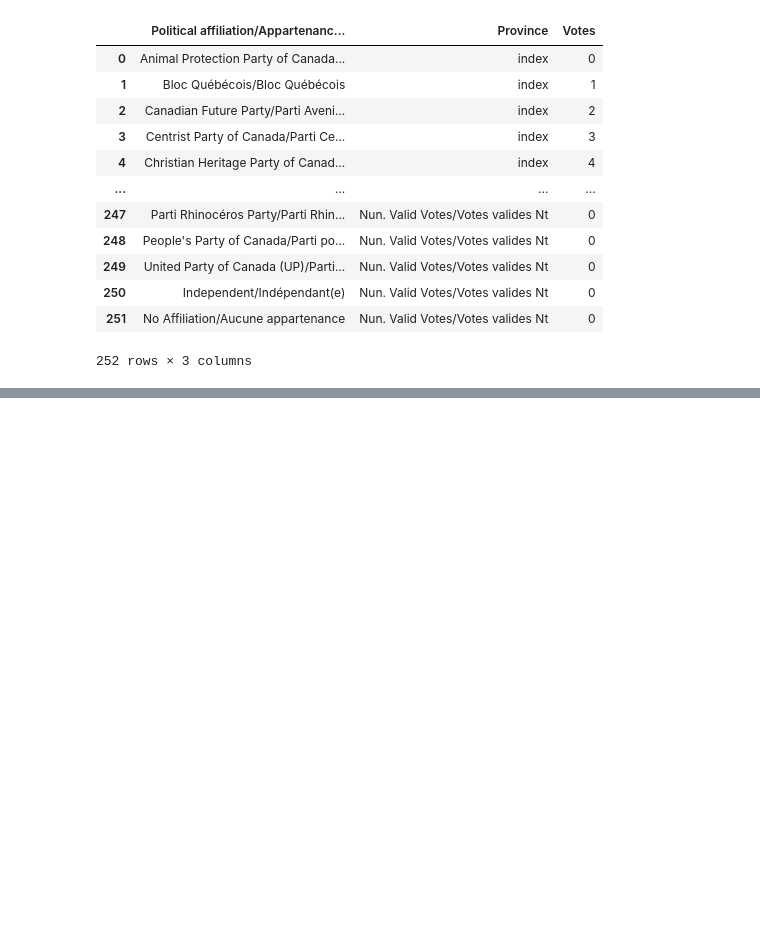
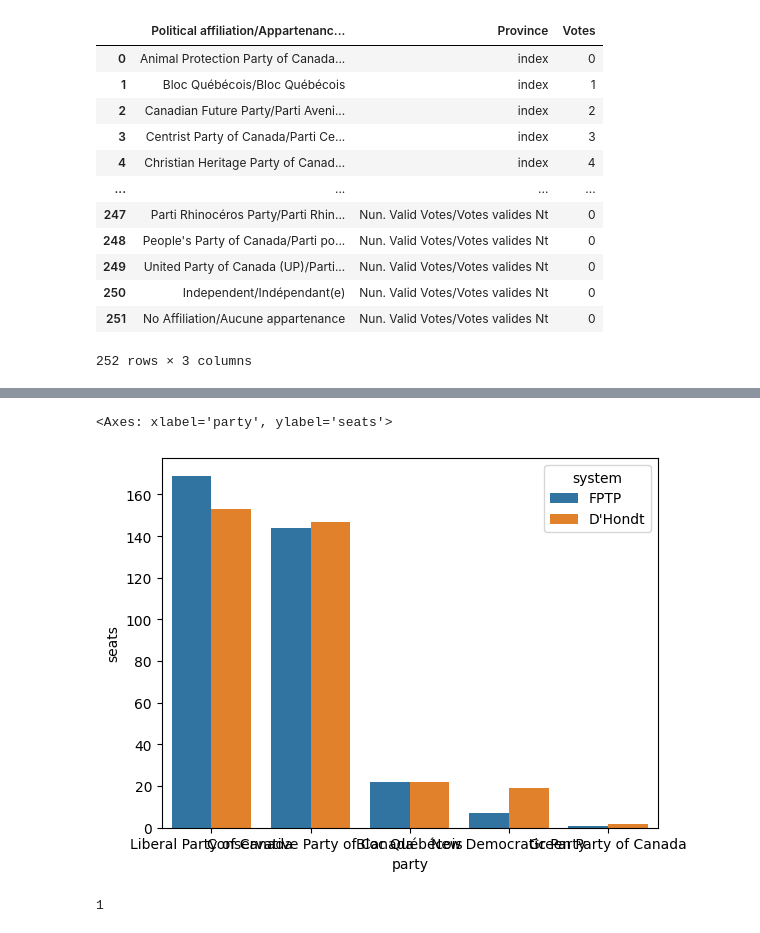
Before and after one commit to nervoustechie/canada-electoral-analysis, a Jupyter notebook: ElectoralAnalysis.ipynb, the cells around one changed output, grey strips where cells are left out. Cells and saved outputs as stored; diff of their text form; code cells hidden in the pictures; blank space fills up the shorter version.

```diff
--- a/ElectoralAnalysis.ipynb
+++ b/ElectoralAnalysis.ipynb
@@ -193,0 +245,9 @@ sum(national_results['seats'])
+# %%
+
+national_results_dhondt["system"] = "D'Hondt"
+# %%
+df_fptp = pd.DataFrame(list(national_results_2025_fptp.items()), columns=["party", "seats"])
+# %%
+df_fptp["system"] = "FPTP"
+# %%
+national_results = pd.concat([df_fptp, national_results_dhondt])
@@ -193,0 +268,10 @@ sum(national_results['seats'])
+# %%
+order = national_results_dhondt.sort_values("seats", ascending=False)["party"]
+sns.barplot(data=national_results, x="party", y="seats", hue="system", order = order)
+# %% [output]
+<Axes: xlabel='party', ylabel='seats'>
+[figure, added]
+# %%
+print(1)
+# %% [output]
+1
```
Also changed, not shown: parts of 17 cells of this notebook, 2 other files.
